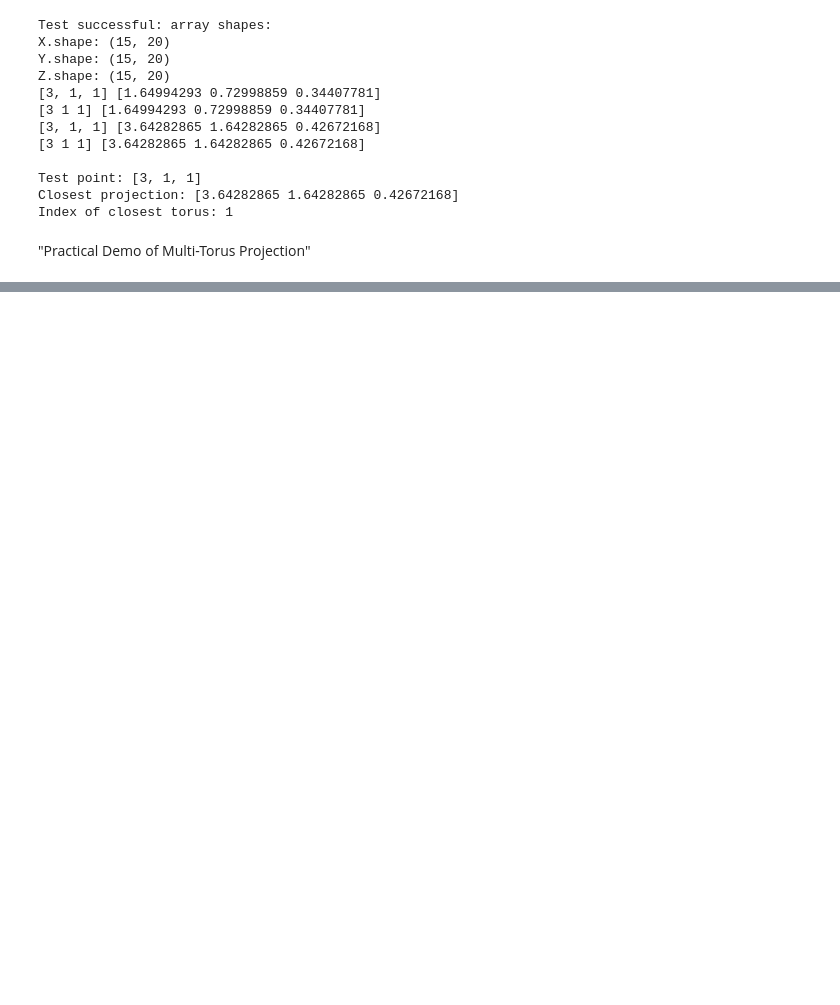
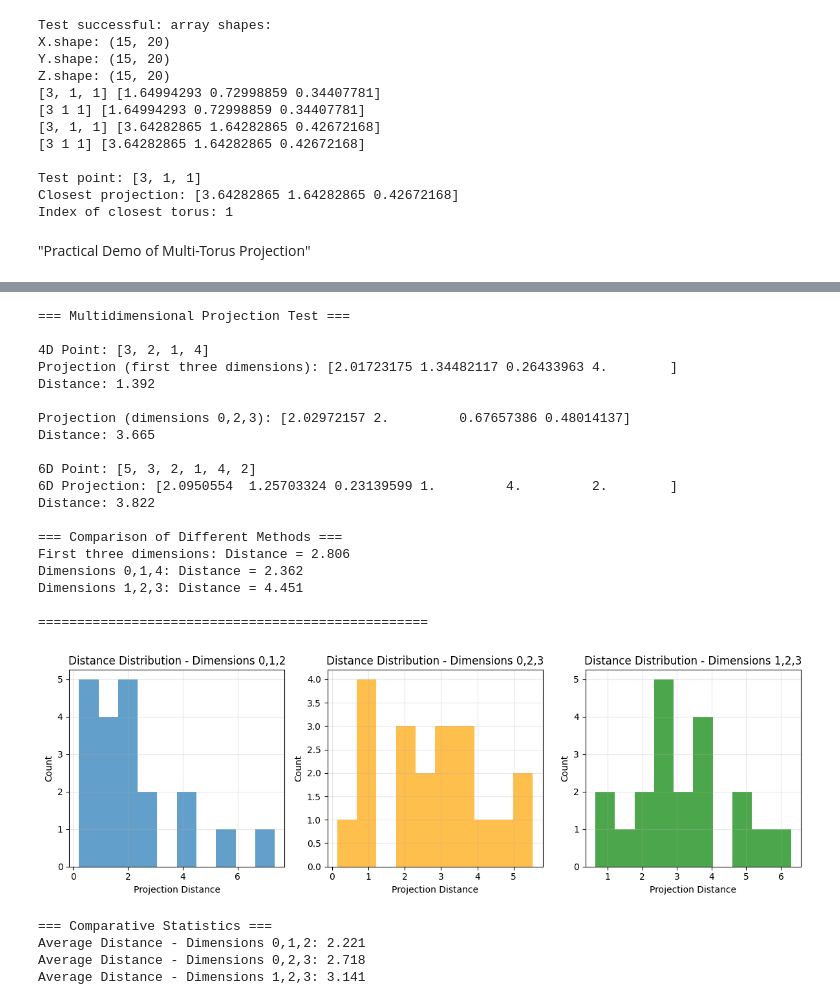
Before and after one commit to maralkh/Manifold-Learning, a Jupyter notebook: src/projections.ipynb, the cells around one changed output, grey strips where cells are left out. Drawn from its saved outputs; the diff is of its cells as text; code cells hidden in the pictures; blank space fills up the shorter version.

Commit message:
extended and hyper torus

```diff
--- a/src/projections.ipynb
+++ b/src/projections.ipynb
@@ -296,0 +297,31 @@ Point 1: [ 0.0,  0.0,  2.0]
+# %%
+from extended_torus import *
+
+test_high_dimensional()
+print("\n" + "="*50 + "\n")
+plot_dimension_comparison()
+# %% [output]
+=== Multidimensional Projection Test ===
+
+4D Point: [3, 2, 1, 4]
+Projection (first three dimensions): [2.01723175 1.34482117 0.26433963 4.        ]
+Distance: 1.392
+
+Projection (dimensions 0,2,3): [2.02972157 2.         0.67657386 0.48014137]
+Distance: 3.665
+
+6D Point: [5, 3, 2, 1, 4, 2]
+6D Projection: [2.0950554  1.25703324 0.23139599 1.         4.         2.        ]
+Distance: 3.822
+
+=== Comparison of Different Methods ===
+First three dimensions: Distance = 2.806
+Dimensions 0,1,4: Distance = 2.362
+Dimensions 1,2,3: Distance = 4.451
+
+==================================================
+[figure, added]
+=== Comparative Statistics ===
+Average Distance - Dimensions 0,1,2: 2.221
+Average Distance - Dimensions 0,2,3: 2.718
+Average Distance - Dimensions 1,2,3: 3.141
```
Also changed, not shown: parts of 3 cells of this notebook, 3 other files.
